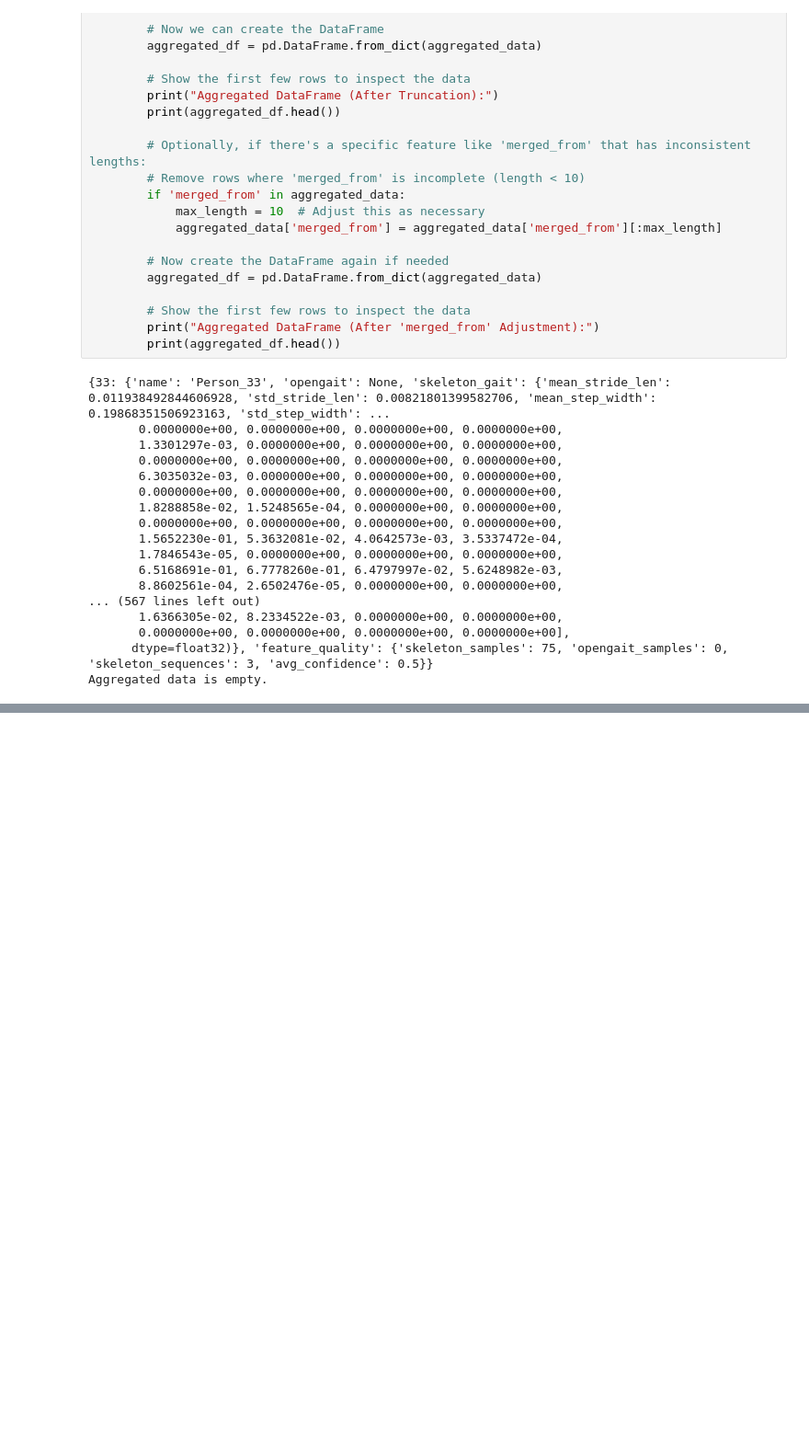
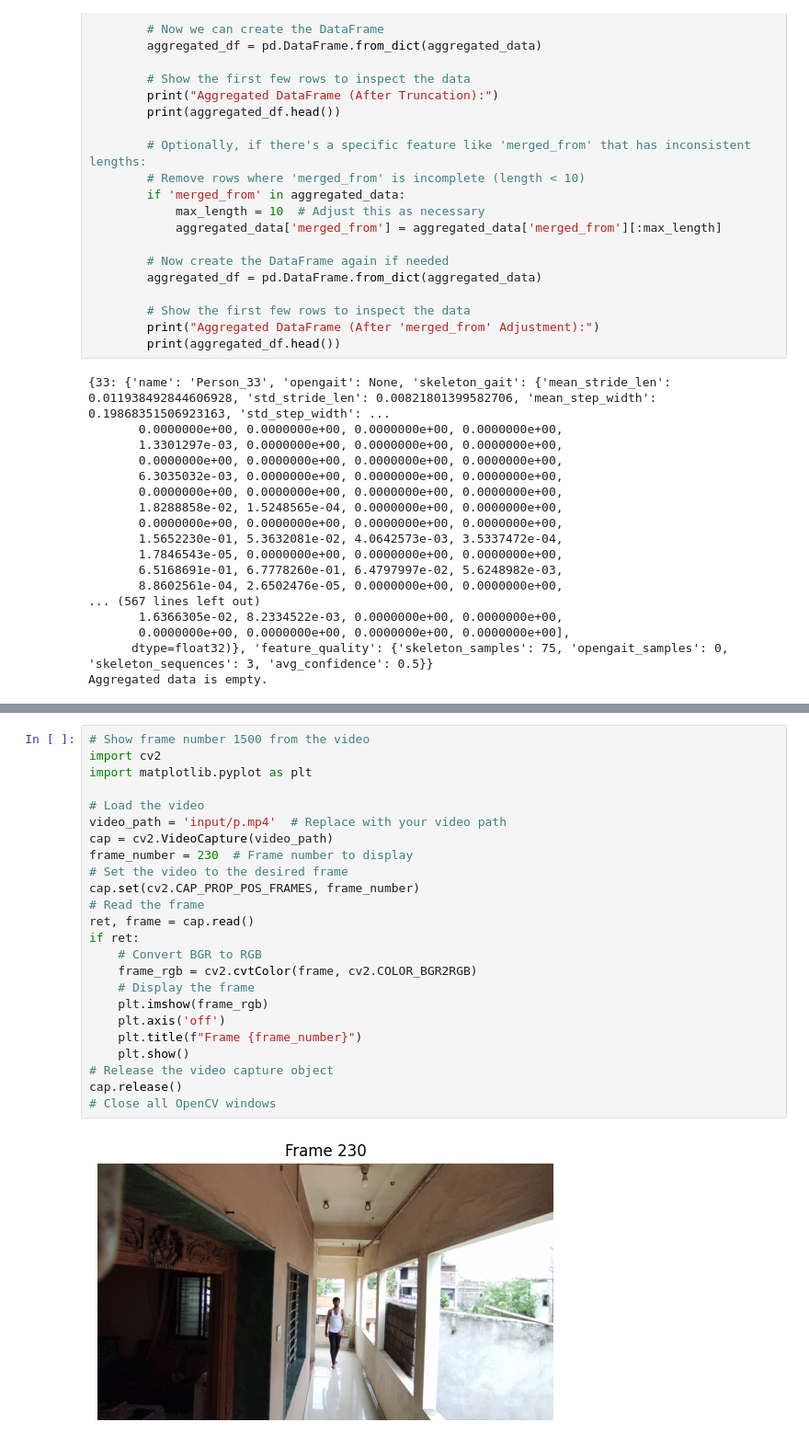
Before and after one commit to PrachitDeshinge-324/Person_Identification_TransReid_MMPose, a Jupyter notebook: temp.ipynb, the cells around one changed output, grey strips where cells are left out. Shown: that part at 92% size. Drawn from its saved outputs; the diff is of its cells as text; blank space fills up the shorter version.

```diff
--- a/temp.ipynb
+++ b/temp.ipynb
@@ -348,0 +394,26 @@ Aggregated data is empty.
+# %%
+# Show frame number 1500 from the video
+import cv2
+import matplotlib.pyplot as plt
+
+# Load the video
+video_path = 'input/p.mp4'  # Replace with your video path
+cap = cv2.VideoCapture(video_path)
+frame_number = 230  # Frame number to display
+# Set the video to the desired frame
+cap.set(cv2.CAP_PROP_POS_FRAMES, frame_number)
+# Read the frame
+ret, frame = cap.read()
+if ret:
+    # Convert BGR to RGB
+    frame_rgb = cv2.cvtColor(frame, cv2.COLOR_BGR2RGB)
+    # Display the frame
+    plt.imshow(frame_rgb)
+    plt.axis('off')
+    plt.title(f"Frame {frame_number}")
+    plt.show()
+# Release the video capture object
+cap.release()
+# Close all OpenCV windows
+# %% [output]
+[figure, added]
```
Also changed, not shown: parts of 3 cells of this notebook, 8 other files.
